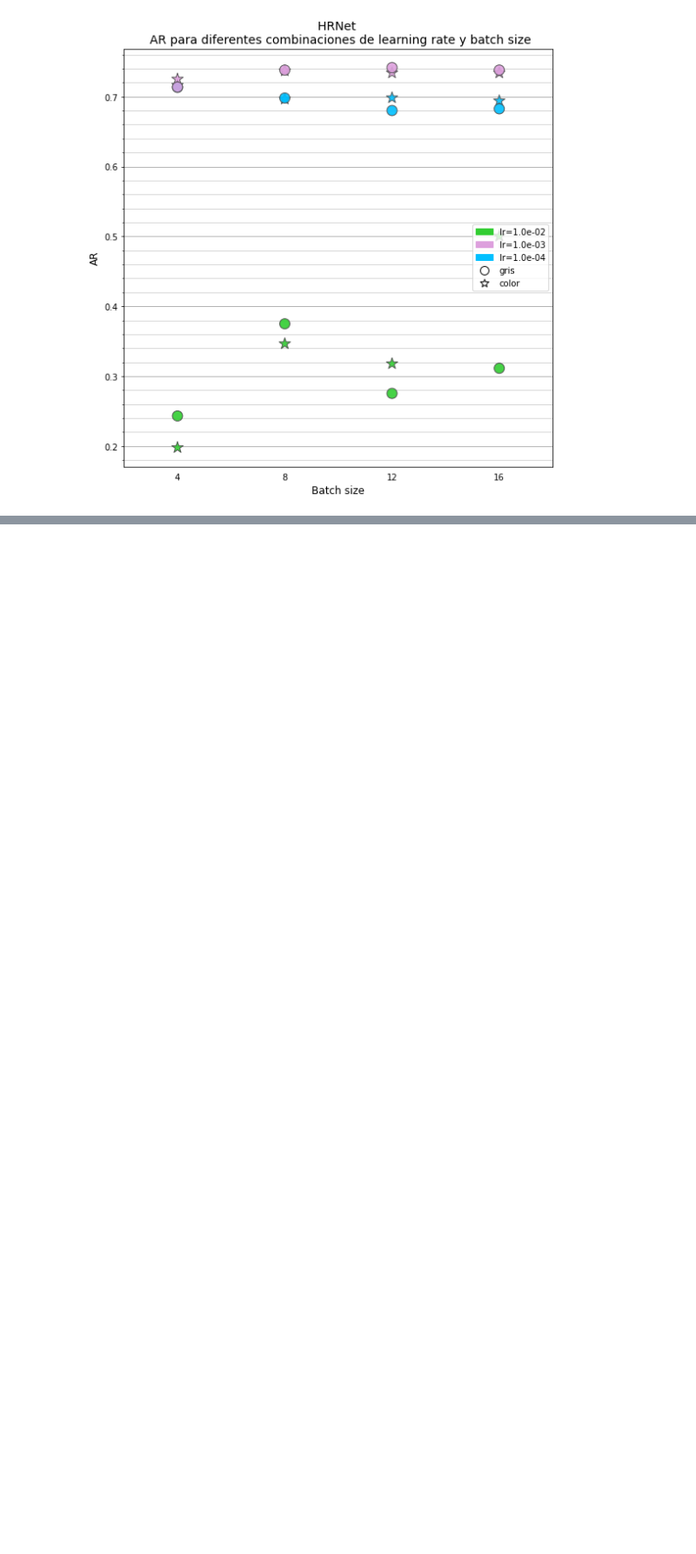
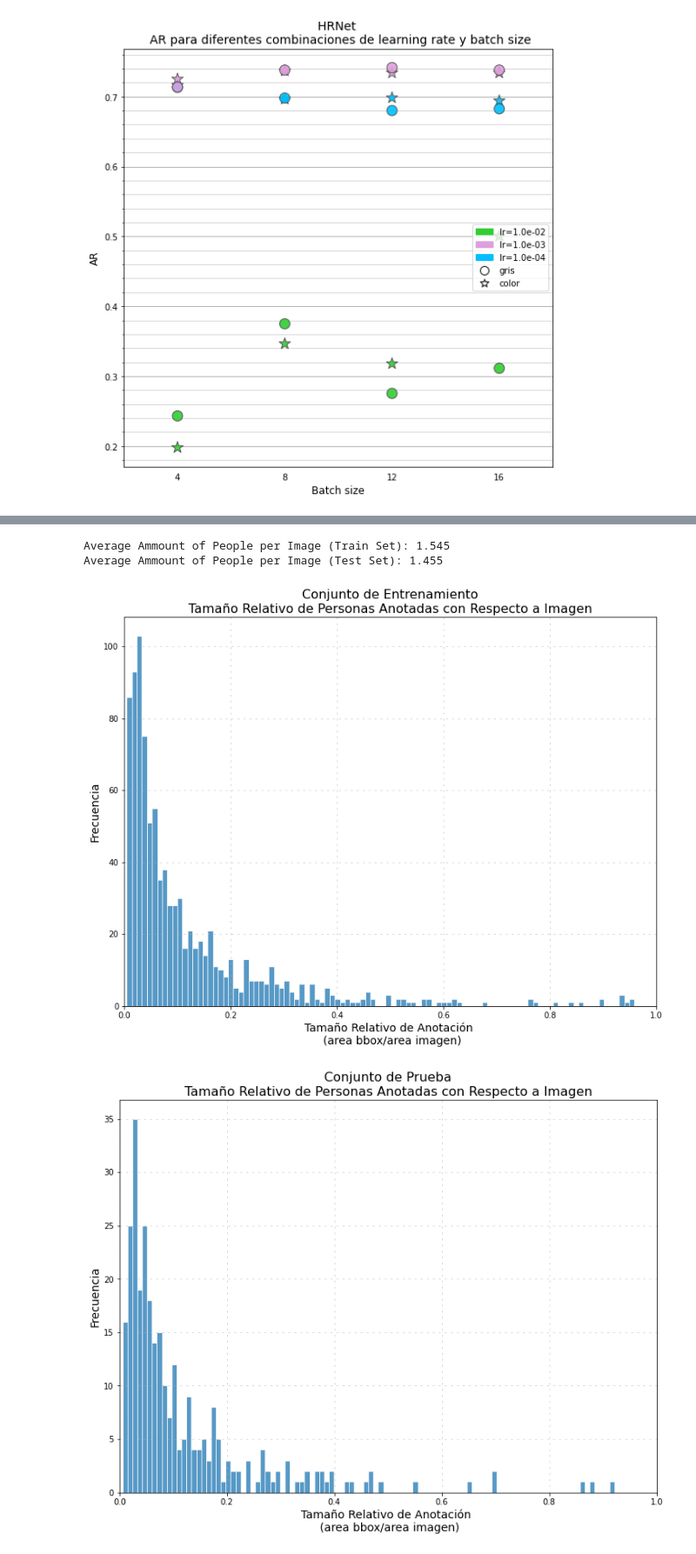
Before and after one commit to jsmithdlc/CenterNet-ThermalPose, a Jupyter notebook: src/pretty_plotts.ipynb, the cells around one changed output, grey strips where cells are left out. Shown at 87% size. Cells and saved outputs as stored; diff of their text form; code cells hidden in the pictures; blank space fills up the shorter version.

```diff
--- a/src/pretty_plotts.ipynb
+++ b/src/pretty_plotts.ipynb
@@ -80,0 +87,51 @@ plot_lr_search(hrnet_search,"HRNet","AR")
+# %%
+train_anns_path = "../CenterNet/data/thermal_pose/annotations/thermalPose_train.json"
+test_anns_path = "../CenterNet/data/thermal_pose/annotations/thermalPose_val.json"
+with open(train_anns_path,'r') as f:
+    train_anns = json.loads(f.read())
+with open(test_anns_path,'r') as f:
+    test_anns = json.loads(f.read())
+# %%
+def get_image_sizes(anns):
+    imgs_info = anns['images']
+    imgs_sizes = {img['id']:(img['width'],img['height']) for img in imgs_info}
+    return imgs_sizes
+# %%
+train_img_sizes = get_image_sizes(train_anns)
+test_img_sizes = get_image_sizes(test_anns)
+print("Average Ammount of People per Image (Train Set): {}".format(len(train_anns['annotations'])/600))
+print("Average Ammount of People per Image (Test Set): {}".format(len(test_anns['annotations'])/200))
+# %% [output]
+Average Ammount of People per Image (Train Set): 1.545
+Average Ammount of People per Image (Test Set): 1.455
+# %%
+def extract_relative_sizes(anns,sizes):
+    rel_sizes = []
+    for ann in anns['annotations']:
+        img_id = ann['image_id']
+        bbox_size = ann['area']
+        img_size = sizes[img_id][0]*sizes[img_id][1]
+        rel = bbox_size/img_size
+        rel_sizes.append(rel)
+    return np.array(rel_sizes)
+
+rel_sizes_train = extract_relative_sizes(train_anns,train_img_sizes)
+rel_sizes_test = extract_relative_sizes(test_anns,test_img_sizes)
+# %%
+def rel_sizes_hist(rel_sizes,set_name):
+    fig = plt.figure(figsize=(12,9))
+    plt.grid(True,which='major',axis='both',linewidth=0.5,linestyle=(0,(5,10)))
+    plt.hist(rel_sizes, bins=100,align='mid',alpha=0.75,ec='white')
+    plt.xlabel('Tamaño Relativo de Anotación \n (area bbox/area imagen)',fontsize=14)
+    plt.ylabel('Frecuencia',fontsize=14)
+    plt.title('Conjunto de {}\nTamaño Relativo de Personas Anotadas con Respecto a Imagen'.format(set_name),
+             fontsize=16)
+    plt.xlim([0,1.0])
+    plt.savefig('../figures/dataset_description/rel_sizes_{}.png'.format(set_name))
+    plt.show()
+
+rel_sizes_hist(rel_sizes_train,'Entrenamiento')
+rel_sizes_hist(rel_sizes_test,'Prueba')
+# %% [output]
+[figure, added]
+[figure, added]
```
Also changed, not shown: parts of 4 cells of this notebook, 14 other files.
